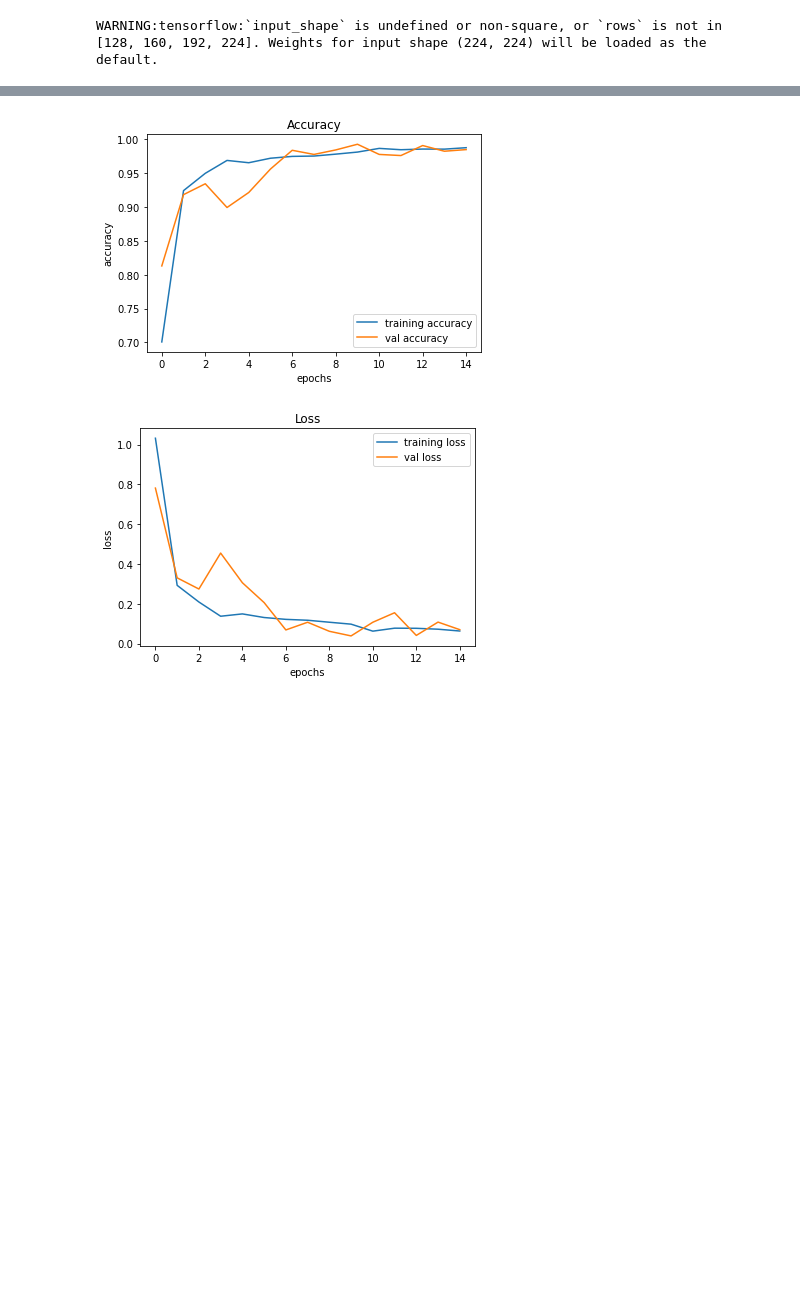
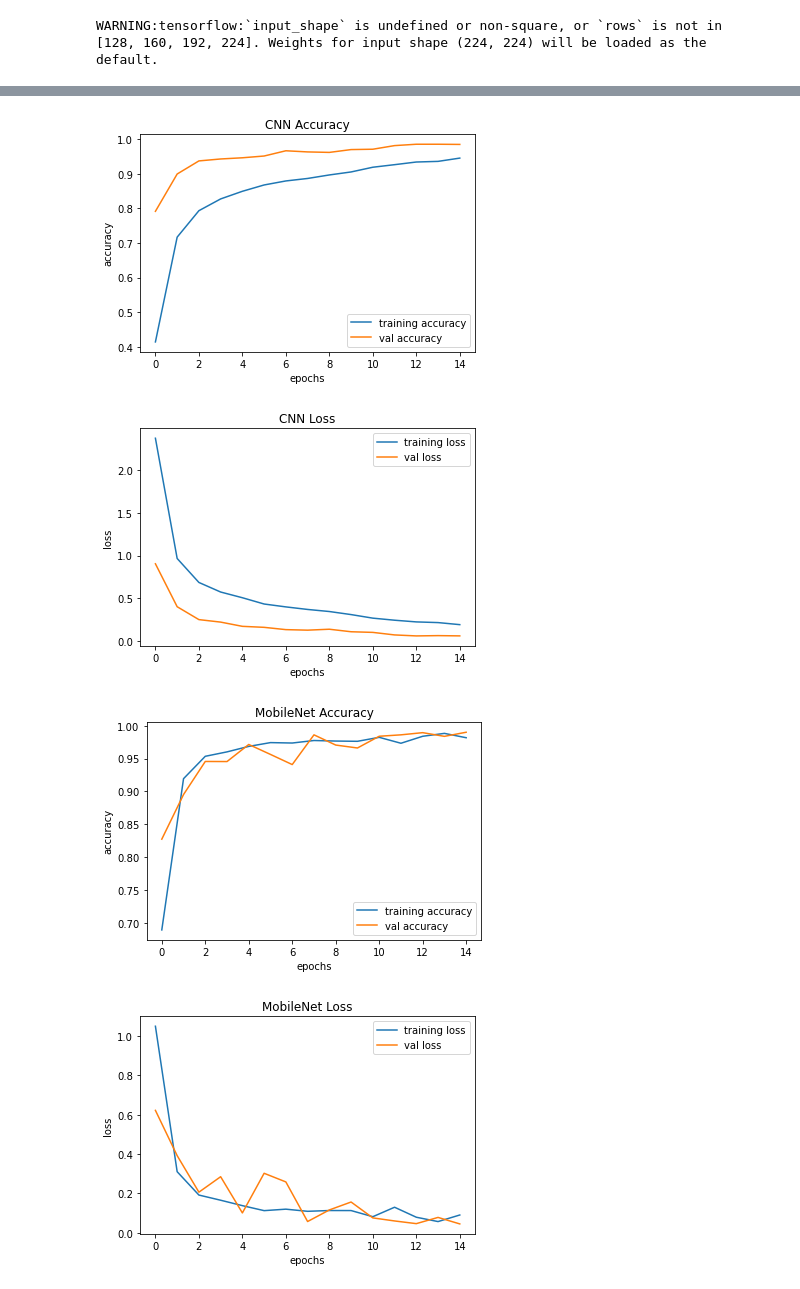
Before and after one commit to AuditoreAzio/comp576Final, a Jupyter notebook: CNN.ipynb, the cells around one changed output, grey strips where cells are left out. Saved outputs shown, nothing was run; the diff lists cells and outputs as text; code cells hidden in the pictures; blank space fills up the shorter version.

```diff
--- a/CNN.ipynb
+++ b/CNN.ipynb
@@ -102,17 +102,19 @@ def leNet():
     model.add(Flatten())
 
     # FC6 Fully Connected Layer
-    model.add(Dense(256, activation='tanh'))
+    model.add(Dense(256, activation='relu'))
 
     #Output Layer with softmax activation
     model.add(Dense(43, activation='softmax'))
     return model
 
-model = mobileNet()
-#model = cnnModel()
+model1 = cnnModel()
+model2 = mobileNet()
 #model = ShuffleNet(include_top=True, input_shape=X_train.shape[1:],load_model=None, classes=43, pooling='avg')
-#model= leNet()
+model3= leNet()
 
-model.compile(loss='categorical_crossentropy', optimizer='adam', metrics=['accuracy'])
+model1.compile(loss='categorical_crossentropy', optimizer='adam', metrics=['accuracy'])
+model2.compile(loss='categorical_crossentropy', optimizer='adam', metrics=['accuracy'])
+model3.compile(loss='categorical_crossentropy', optimizer='adam', metrics=['accuracy'])
 # %% [output]
 WARNING:tensorflow:`input_shape` is undefined or non-square, or `rows` is not in [128, 160, 192, 224]. Weights for input shape (224, 224) will be loaded as the default.
@@ -140,0 +121,8 @@ Epoch 15/15
+# %%
+epochs = 15
+history1 = model1.fit(X_train, y_train, batch_size=64, epochs=epochs, validation_data=(X_test, y_test))
+history2 = model2.fit(X_train, y_train, batch_size=64, epochs=epochs, validation_data=(X_test, y_test))
+history3 = model3.fit(X_train, y_train, batch_size=64, epochs=epochs, validation_data=(X_test, y_test))
+model1.save("my_model1.h5")
+model2.save("my_model2.h5")
+model3.save("my_model3.h5")
@@ -141,22 +147,60 @@ Epoch 15/15
 # %%
 #plotting graphs for accuracy
 plt.figure(0)
-plt.plot(history.history['accuracy'], label='training accuracy')
-plt.plot(history.history['val_accuracy'], label='val accuracy')
-plt.title('Accuracy')
+plt.plot(history1.history['accuracy'], label='training accuracy')
+plt.plot(history1.history['val_accuracy'], label='val accuracy')
+plt.title('CNN Accuracy')
 plt.xlabel('epochs')
 plt.ylabel('accuracy')
 plt.legend()
 plt.show()
 
 plt.figure(1)
-plt.plot(history.history['loss'], label='training loss')
-plt.plot(history.history['val_loss'], label='val loss')
-plt.title('Loss')
+plt.plot(history1.history['loss'], label='training loss')
+plt.plot(history1.history['val_loss'], label='val loss')
+plt.title('CNN Loss')
 plt.xlabel('epochs')
 plt.ylabel('loss')
 plt.legend()
 plt.show()
+
+plt.figure(2)
+plt.plot(history2.history['accuracy'], label='training accuracy')
+plt.plot(history2.history['val_accuracy'], label='val accuracy')
+plt.title('MobileNet Accuracy')
+plt.xlabel('epochs')
+plt.ylabel('accuracy')
+plt.legend()
+plt.show()
+
+plt.figure(3)
+plt.plot(history2.history['loss'], label='training loss')
+plt.plot(history2.history['val_loss'], label='val loss')
+plt.title('MobileNet Loss')
+plt.xlabel('epochs')
+plt.ylabel('loss')
+plt.legend()
+plt.show()
+
+plt.figure(4)
+plt.plot(history3.history['accuracy'], label='training accuracy')
+plt.plot(history3.history['val_accuracy'], label='val accuracy')
+plt.title('LeNet Accuracy')
+plt.xlabel('epochs')
+plt.ylabel('accuracy')
+plt.legend()
+plt.show()
+
+plt.figure(5)
+plt.plot(history3.history['loss'], label='training loss')
+plt.plot(history3.history['val_loss'], label='val loss')
+plt.title('LeNet Loss')
+plt.xlabel('epochs')
+plt.ylabel('loss')
+plt.legend()
+plt.show()
 # %% [output]
-[figure, old version]
+[figure, new version]
-[figure, old version]
+[figure, new version]
+[figure, added]
+[figure, added]
```
Also changed, not shown: parts of 4 cells of this notebook, 3 other files.
